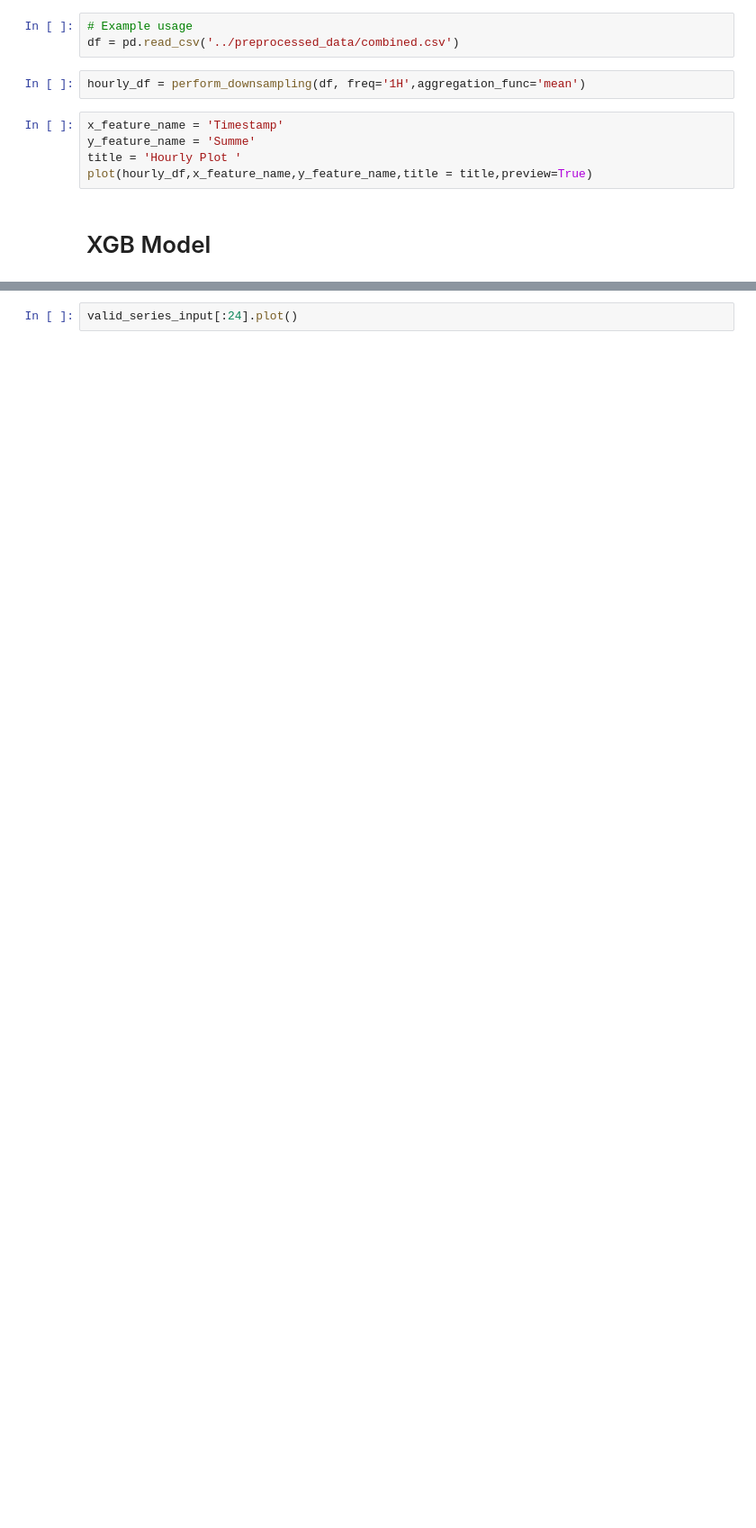
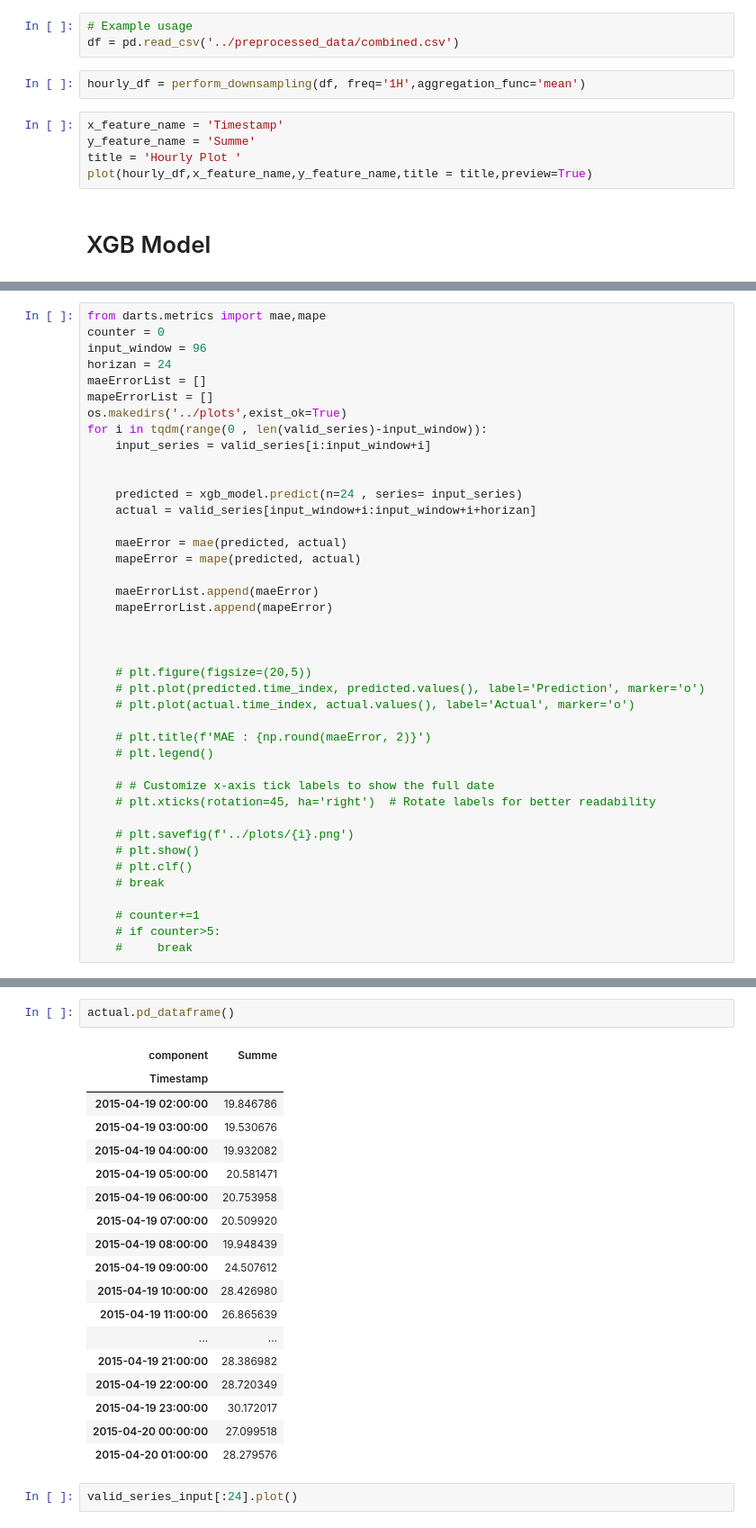
Before and after one commit to iffishells/Electricity_Consumption_forecasting, a Jupyter notebook: ElectricityForecasting_version_0.0/Notebooks/xgb_version_0.2.ipynb, the cells around one changed output, grey strips where cells are left out. Shown at 90% size. Saved outputs shown, nothing was run; the diff lists cells and outputs as text; blank space fills up the shorter version.

```diff
--- a/ElectricityForecasting_version_0.0/Notebooks/xgb_version_0.2.ipynb
+++ b/ElectricityForecasting_version_0.0/Notebooks/xgb_version_0.2.ipynb
@@ -115,0 +121,41 @@ xgb_model.predict(24).plot(label='00')
+# %%
+from darts.metrics import mae,mape
+counter = 0
+input_window = 96
+horizan = 24
+maeErrorList = []
+mapeErrorList = []
+os.makedirs('../plots',exist_ok=True)
+for i in tqdm(range(0 , len(valid_series)-input_window)):
+    input_series = valid_series[i:input_window+i]
+
+
+    predicted = xgb_model.predict(n=24 , series= input_series)
+    actual = valid_series[input_window+i:input_window+i+horizan]
+
+    maeError = mae(predicted, actual)
+    mapeError = mape(predicted, actual)
+
+    maeErrorList.append(maeError)
+    mapeErrorList.append(mapeError)
+
+
+
+    # plt.figure(figsize=(20,5))
+    # plt.plot(predicted.time_index, predicted.values(), label='Prediction', marker='o')
+    # plt.plot(actual.time_index, actual.values(), label='Actual', marker='o')
+
+    # plt.title(f'MAE : {np.round(maeError, 2)}')
+    # plt.legend()
+
+    # # Customize x-axis tick labels to show the full date
+    # plt.xticks(rotation=45, ha='right')  # Rotate labels for better readability
+
+    # plt.savefig(f'../plots/{i}.png')
+    # plt.show()
+    # plt.clf()
+    # break
+
+    # counter+=1
+    # if counter>5:
+    #     break
@@ -116,3 +340,24 @@ xgb_model.predict(24).plot(label='00')
+# %%
+actual.pd_dataframe()
+# %% [output]
+| component | Summe |
+| Timestamp |  |
+| 2015-04-19 02:00:00 | 19.846786 |
+| 2015-04-19 03:00:00 | 19.530676 |
+| 2015-04-19 04:00:00 | 19.932082 |
+| 2015-04-19 05:00:00 | 20.581471 |
+| 2015-04-19 06:00:00 | 20.753958 |
+| 2015-04-19 07:00:00 | 20.509920 |
+| 2015-04-19 08:00:00 | 19.948439 |
+| 2015-04-19 09:00:00 | 24.507612 |
+| 2015-04-19 10:00:00 | 28.426980 |
+| 2015-04-19 11:00:00 | 26.865639 |
+| ... | ... |
+| 2015-04-19 21:00:00 | 28.386982 |
+| 2015-04-19 22:00:00 | 28.720349 |
+| 2015-04-19 23:00:00 | 30.172017 |
+| 2015-04-20 00:00:00 | 27.099518 |
+| 2015-04-20 01:00:00 | 28.279576 |
 # %%
 valid_series_input[:24].plot()
 # %% [output]
```
Also changed, not shown: parts of 11 cells of this notebook.
